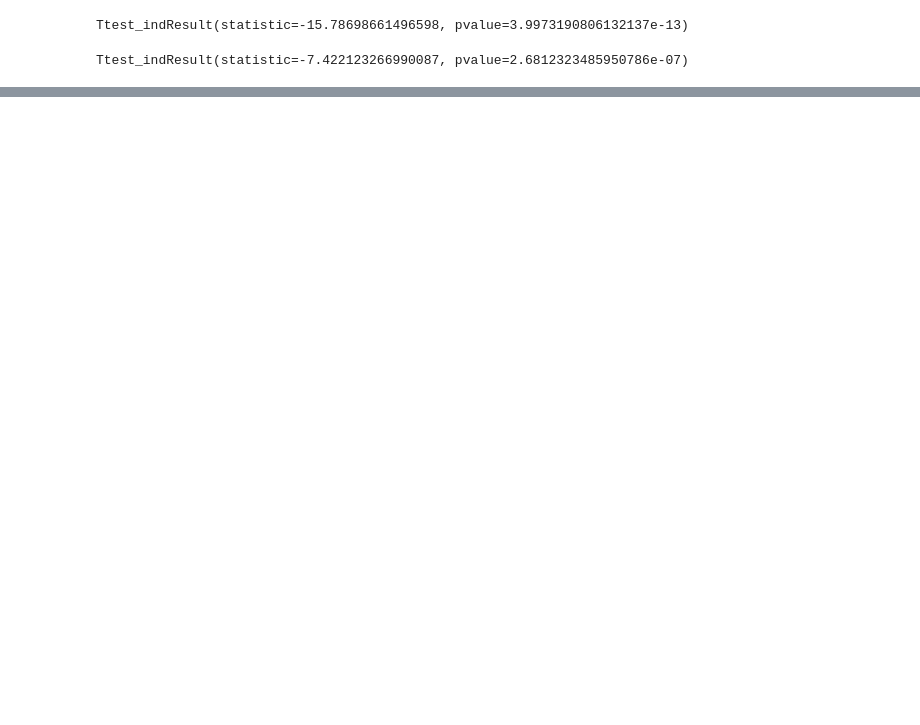
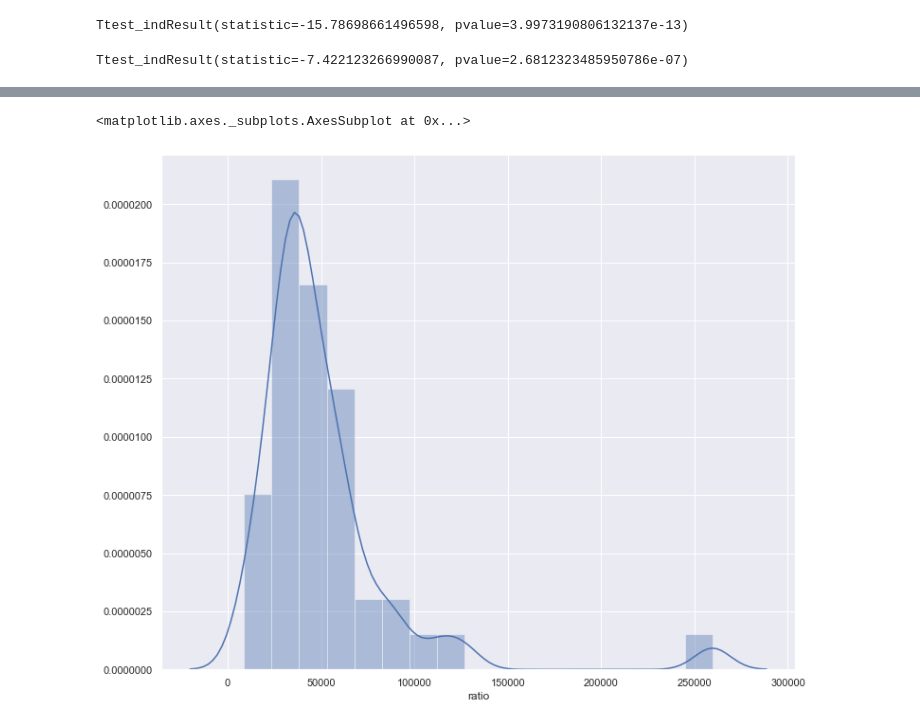
Before and after one commit to joseh4/Testing-the-link-between-fast-food-restaurants-and-property-crime-in-CA, a Jupyter notebook: master-notebook-crime.ipynb, the cells around one changed output, grey strips where cells are left out. Saved outputs shown, nothing was run; the diff lists cells and outputs as text; code cells hidden in the pictures; blank space fills up the shorter version.

```diff
--- a/master-notebook-crime.ipynb
+++ b/master-notebook-crime.ipynb
@@ -579,0 +600,5 @@ sns.distplot()
+# %%
+sns.distplot(df6['ratio'])
+# %% [output]
+<matplotlib.axes._subplots.AxesSubplot at 0x...>
+[figure, added]
```
Also changed, not shown: parts of 2 cells of this notebook.
